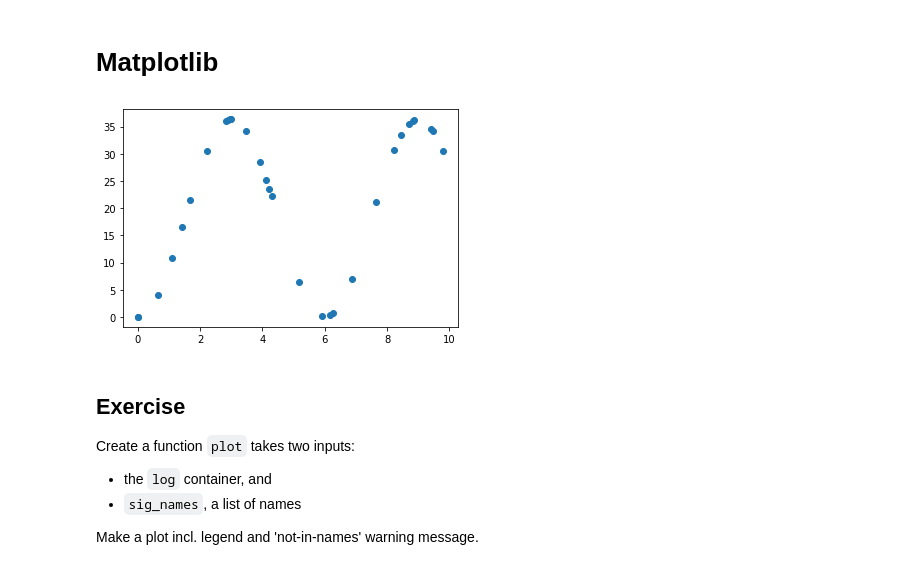
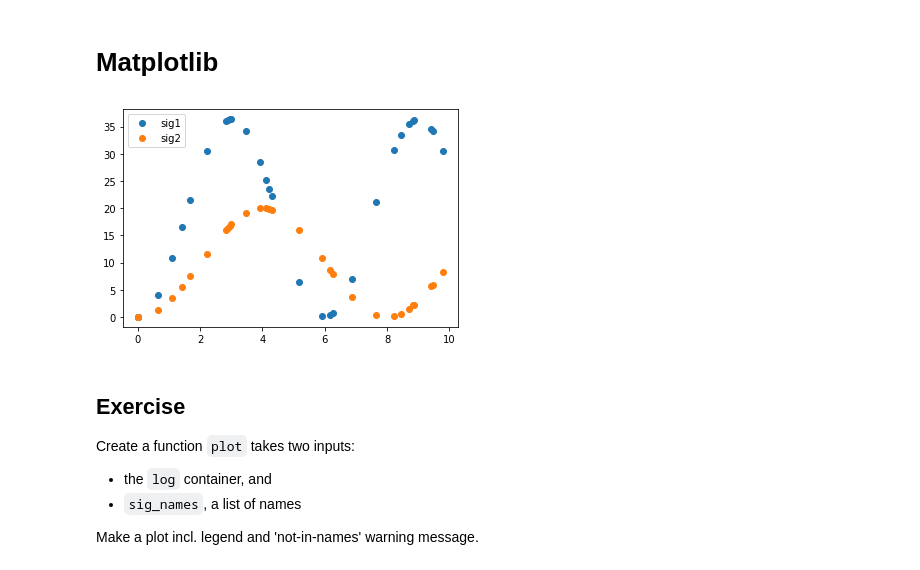
Before and after one commit to munich-ml/MLPy2021, a Jupyter notebook: 12_Logfiles_w_NumPy.ipynb, the cells around one changed output. Cells and saved outputs as stored; diff of their text form; code cells hidden in the pictures.

```diff
--- a/12_Logfiles_w_NumPy.ipynb
+++ b/12_Logfiles_w_NumPy.ipynb
@@ -270,9 +297,11 @@ data head after calibration:
 # %%
 import matplotlib.pyplot as plt
 # %%
-plt.plot(log["data"][:,0], log["data"][:,1], "o");
+plt.plot(log["data"][:,0], log["data"][:,1], "o", label="sig1")
+plt.plot(log["data"][:,0], log["data"][:,2], "o", label="sig2")
+plt.legend();
 # %% [output]
-[figure, old version]
+[figure, new version]
 # %% [markdown]
 ## Exercise
 Create a function `plot` takes two inputs:
```
Also changed, not shown: parts of 16 cells of this notebook.
